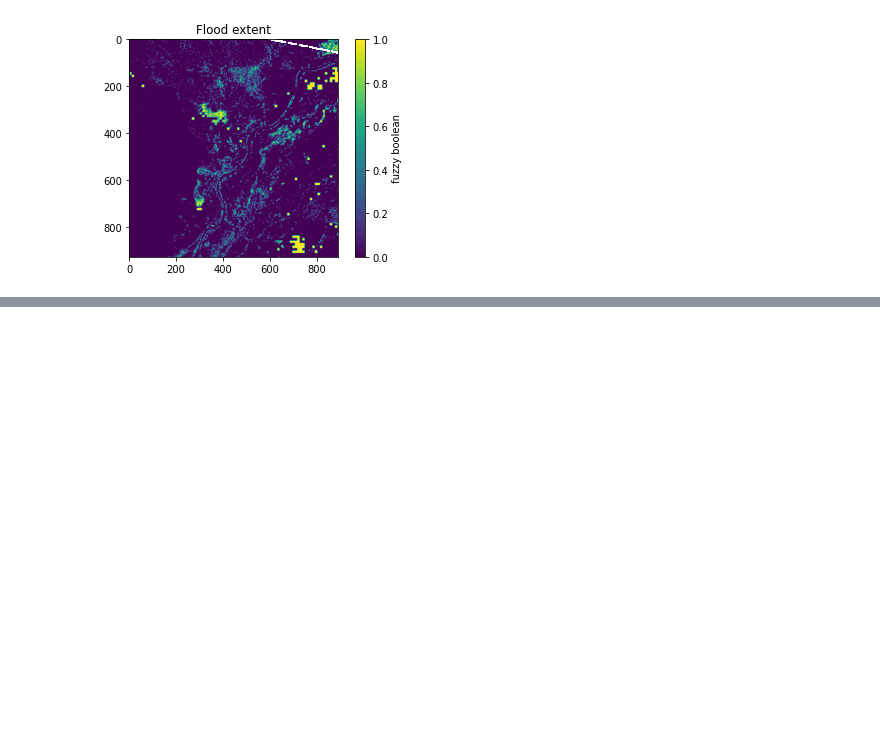
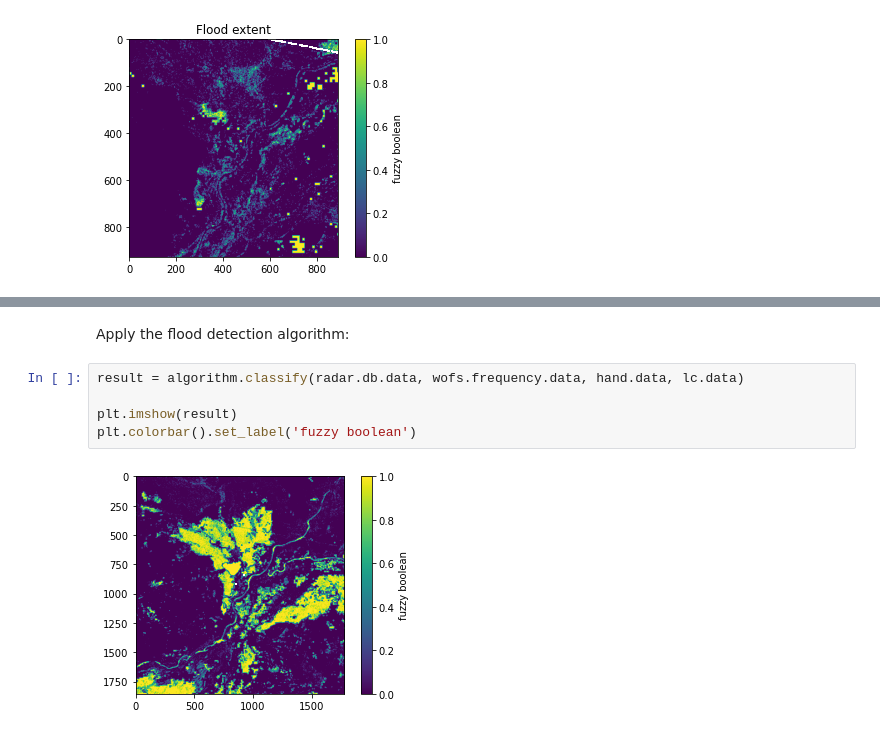
Before and after one commit to GeoscienceAustralia/dea-sar-flood-veg, a Jupyter notebook: notebooks/Demo.ipynb, the cells around one changed output, grey strips where cells are left out. Saved outputs shown, nothing was run; the diff lists cells and outputs as text; blank space fills up the shorter version.

```diff
--- a/notebooks/Demo.ipynb
+++ b/notebooks/Demo.ipynb
@@ -22,0 +75,9 @@ plt.colorbar().set_label('fuzzy boolean')
+# %% [markdown]
+Apply the flood detection algorithm:
+# %%
+result = algorithm.classify(radar.db.data, wofs.frequency.data, hand.data, lc.data)
+
+plt.imshow(result)
+plt.colorbar().set_label('fuzzy boolean')
+# %% [output]
+[figure, added]
```
Also changed, not shown: parts of 9 cells of this notebook.
